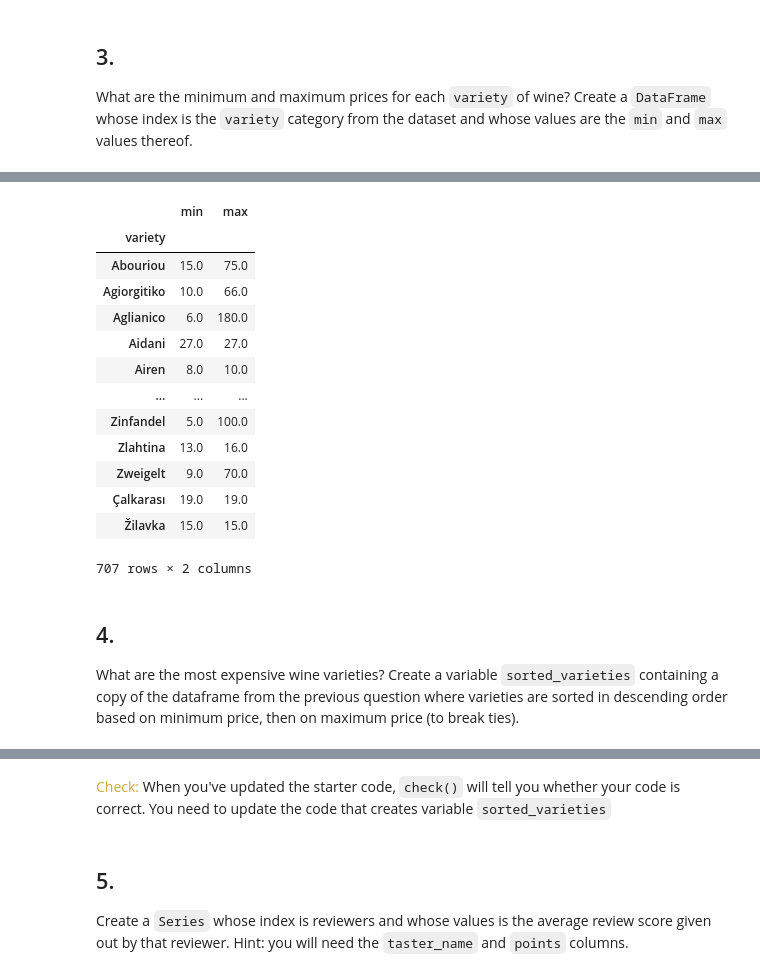
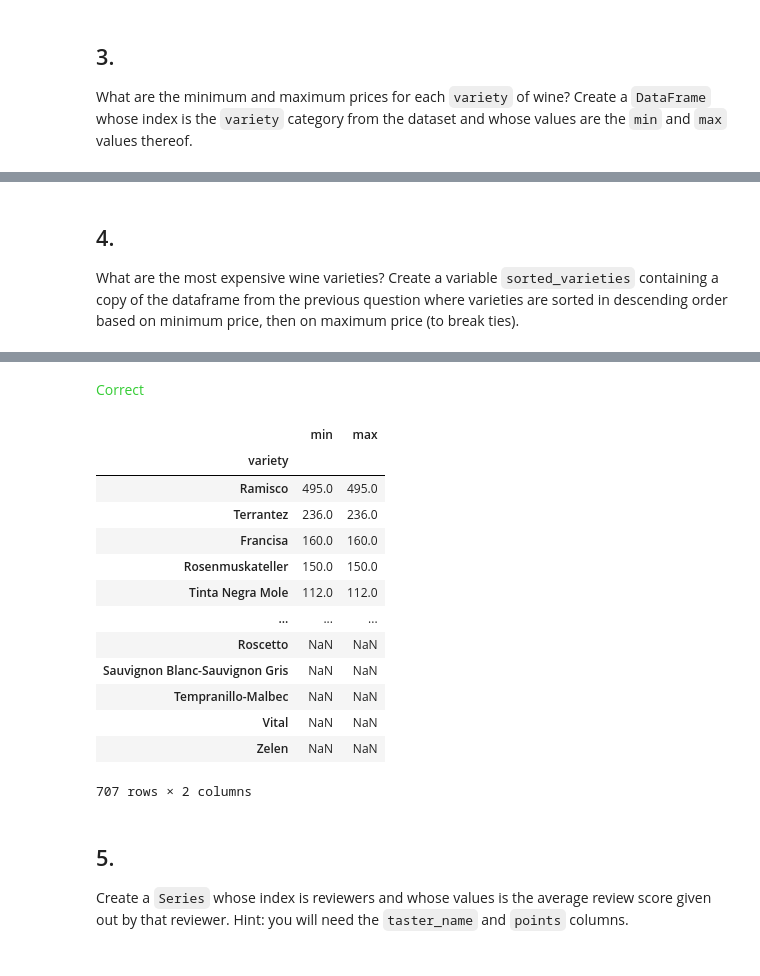
Before and after one commit to uditmahato/kaggle, a Jupyter notebook: exercise-grouping-and-sorting.ipynb, the cells around one changed output, grey strips where cells are left out. Cells and saved outputs as stored; diff of their text form; code cells hidden in the pictures.

```diff
--- a/exercise-grouping-and-sorting.ipynb
+++ b/exercise-grouping-and-sorting.ipynb
@@ -74,32 +136,31 @@ q3.check()
 # %%
 #q3.hint()
 #q3.solution()
-price_extremes
-# %% [output]
-|  | min | max |
-| variety |  |  |
-| Abouriou | 15.0 | 75.0 |
-| Agiorgitiko | 10.0 | 66.0 |
-| Aglianico | 6.0 | 180.0 |
-| Aidani | 27.0 | 27.0 |
-| Airen | 8.0 | 10.0 |
-| ... | ... | ... |
-| Zinfandel | 5.0 | 100.0 |
-| Zlahtina | 13.0 | 16.0 |
-| Zweigelt | 9.0 | 70.0 |
-| Çalkarası | 19.0 | 19.0 |
-| Žilavka | 15.0 | 15.0 |
-707 rows × 2 columns
 # %% [markdown]
 ## 4.
 What are the most expensive wine varieties? Create a variable `sorted_varieties` containing a copy of the dataframe from the previous question where varieties are sorted in descending order based on minimum price, then on maximum price (to break ties).
 # %%
-sorted_varieties = ____
+sorted_varieties = price_extremes.sort_values(by=['min','max'],ascending=(False))
 
 # Check your answer
 q4.check()
+sorted_varieties
 # %% [output]
 [interactive output not drawn]
-<span style="color:#ccaa33">Check:</span> When you've updated the starter code, `check()` will tell you whether your code is correct. You need to update the code that creates variable `sorted_varieties`
+<span style="color:#33cc33">Correct</span>
+|  | min | max |
+| variety |  |  |
+| Ramisco | 495.0 | 495.0 |
+| Terrantez | 236.0 | 236.0 |
+| Francisa | 160.0 | 160.0 |
+| Rosenmuskateller | 150.0 | 150.0 |
+| Tinta Negra Mole | 112.0 | 112.0 |
+| ... | ... | ... |
+| Roscetto | NaN | NaN |
+| Sauvignon Blanc-Sauvignon Gris | NaN | NaN |
+| Tempranillo-Malbec | NaN | NaN |
+| Vital | NaN | NaN |
+| Zelen | NaN | NaN |
+707 rows × 2 columns
 # %%
 #q4.hint()
```
Also changed, not shown: parts of 9 cells of this notebook.
